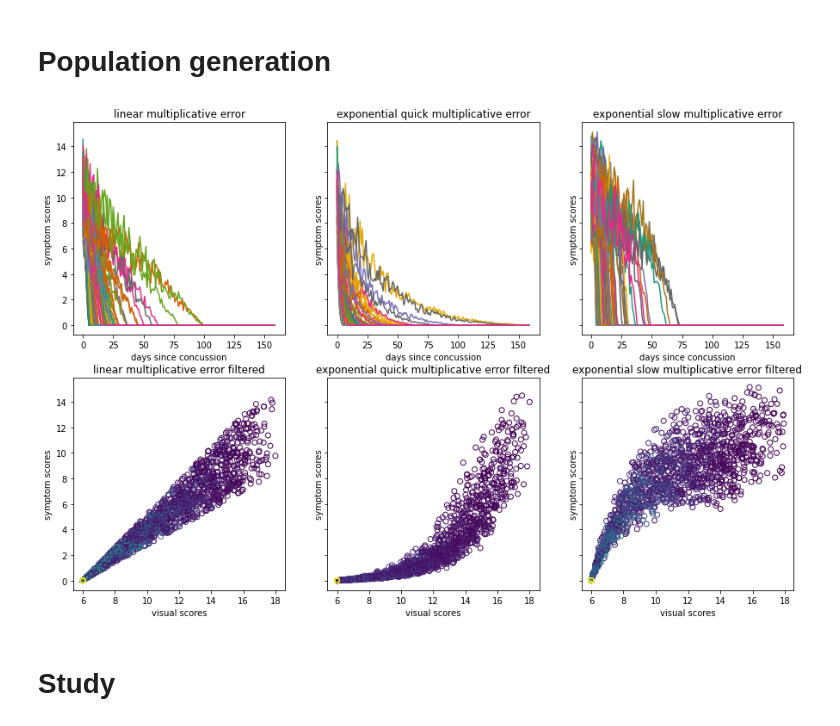
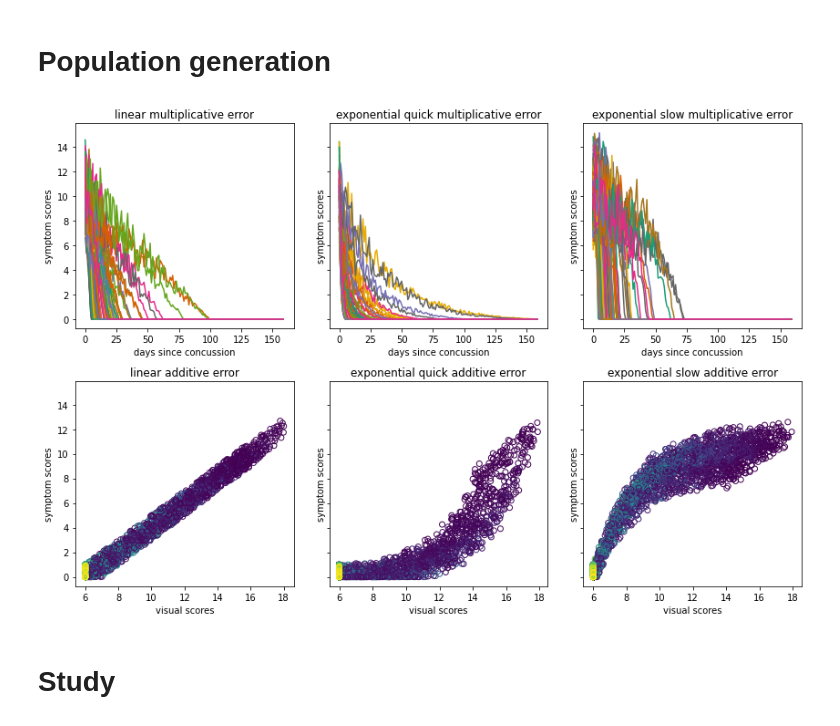
Before and after one commit to ZacharyVernec/smile, a Jupyter notebook: Simulations.ipynb, the cells around one changed output. Drawn from its saved outputs; the diff is of its cells as text; code cells hidden in the pictures.

Commit message:
Added plotting entire PopulationList at a time

```diff
--- a/Simulations.ipynb
+++ b/Simulations.ipynb
@@ -387,6 +384,16 @@ class PopulationList(UserList):
         poplist.data = [pop.filter(recovered_symptom_score=recovered_symptom_score, firstday=firstday, lastday=lastday, copy=copy) for pop in poplist]
 
         return poplist #may be self or a copy
+
+    def plot(self, axes, **kwargs):
+        '''plots all populations sequentially, using same kwargs as in Population.plot() method'''
+        #check axes input
+        axes = axes.flatten()
+        if len(axes) != len(self):
+            raise ValueError("{} axes are not enough to plot {} Populations".format(len(axes), len(self)))
+        #plot
+        for (i, pop) in enumerate(self):
+                pop.plot(axes[i], **kwargs)
 # %% [markdown]
 # Population generation
 # %%
@@ -540,20 +547,24 @@ for i in range(len(pops_noerror)):
     pop_add.generate()
     pops_adderror.append(pop_add)
 # %%
-ncols = len(pops_noerror)
-nrows = len([pops_mulerror, pops_adderror])
+poplist_noerror = PopulationList(pops_noerror)
+poplist_mulerror = PopulationList(pops_mulerror)
+poplist_adderror = PopulationList(pops_adderror)
 
-fig, axes = plt.subplots(ncols=ncols, nrows=nrows, figsize=plt.figaspect(nrows/ncols)*2.5, sharey=True)
+ncols = len(poplist_noerror)
+nrows = len([poplist_mulerror, poplist_adderror])
+
+fig, axes = plt.subplots(ncols=ncols, nrows=nrows, figsize=plt.figaspect(nrows/ncols)*2, sharey=True)
 npersons=None
 ndays=None
 
-for i in range(ncols):
-    pops_mulerror[i].plot(axes[0, i], x='day', y='symptom', viztype='lines', vizcolor='person', npersons=npersons, ndays=ndays)
-    pops_mulerror[i].filter(lastday=100, copy=True).plot(axes[1, i], x='visual', y='symptom', viztype='points', vizcolor='day', npersons=npersons, ndays=ndays)
+poplist_mulerror.plot(axes[0, :], x='day', y='symptom', viztype='lines', vizcolor='person', npersons=npersons, ndays=ndays)
+poplist_adderror.plot(axes[1, :], x='visual', y='symptom', viztype='points', vizcolor='day', npersons=npersons, ndays=ndays)
 
+plt.tight_layout()
 plt.show()
 # %% [output]
-[figure, old version]
+[figure, new version]
 # %% [markdown]
 # Study
 # %%
```
Also changed, not shown: parts of 2 cells of this notebook.
